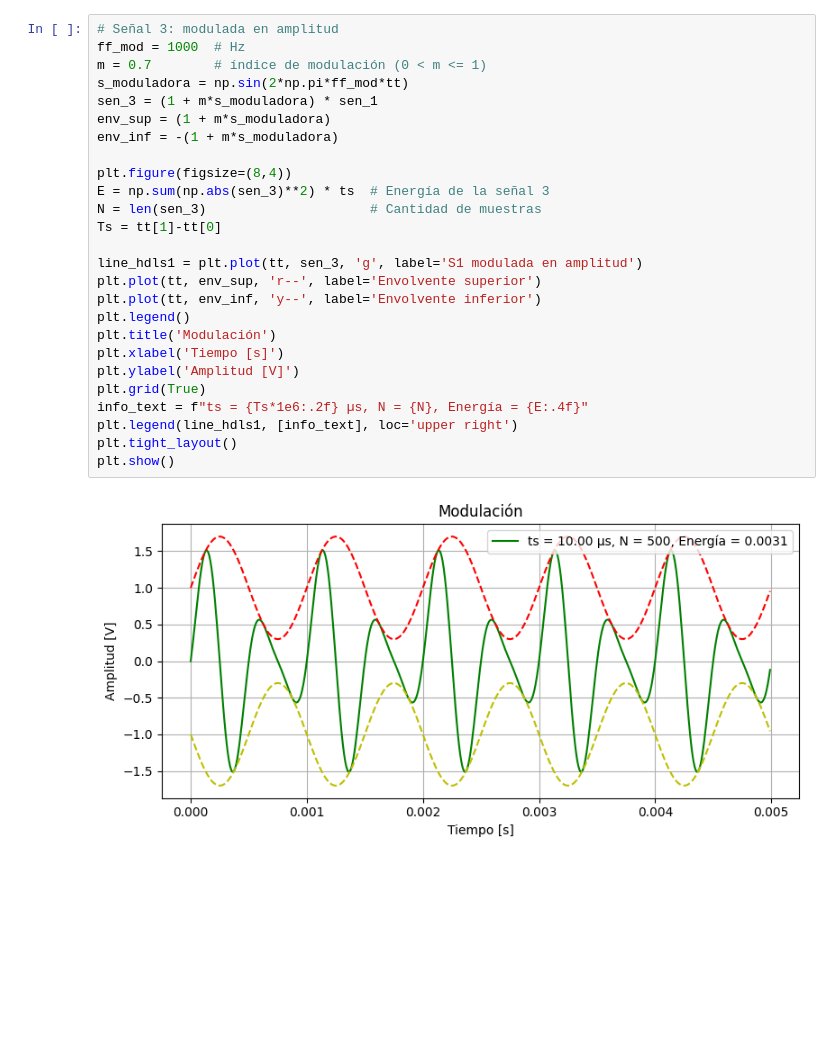
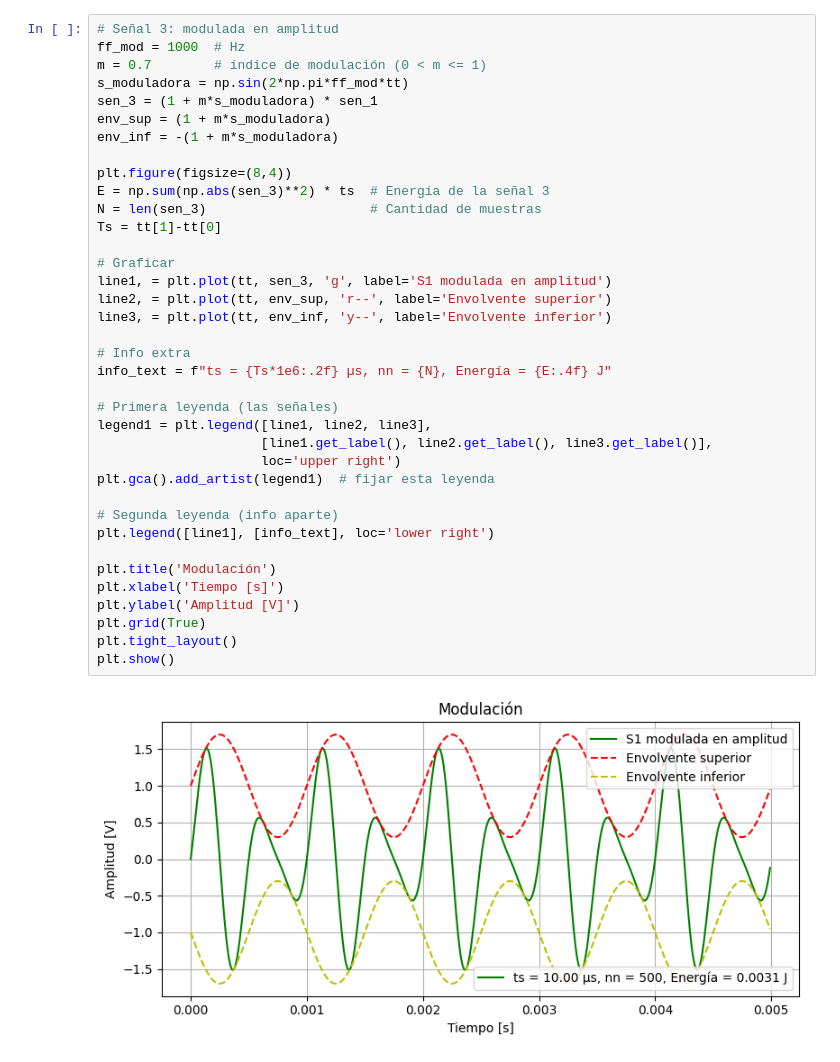
Before and after one commit to aguspaolini/aps-Paolini-Rosso, a Jupyter notebook: TS1 - Paolini Rosso.ipynb, the cells around one changed output. Drawn from its saved outputs; the diff is of its cells as text; blank space fills up the shorter version.

```diff
--- a/TS1 - Paolini Rosso.ipynb
+++ b/TS1 - Paolini Rosso.ipynb
@@ -170,31 +173,42 @@ donde $k$ es el índice de modulación ($0 < k \leq 1$).
 # %%
 # Señal 3: modulada en amplitud
 ff_mod = 1000  # Hz
 m = 0.7        # índice de modulación (0 < m <= 1)
 s_moduladora = np.sin(2*np.pi*ff_mod*tt)
 sen_3 = (1 + m*s_moduladora) * sen_1
 env_sup = (1 + m*s_moduladora)
 env_inf = -(1 + m*s_moduladora)
 
 plt.figure(figsize=(8,4))
 E = np.sum(np.abs(sen_3)**2) * ts  # Energía de la señal 3
 N = len(sen_3)                     # Cantidad de muestras
 Ts = tt[1]-tt[0]
 
-line_hdls1 = plt.plot(tt, sen_3, 'g', label='S1 modulada en amplitud')
-plt.plot(tt, env_sup, 'r--', label='Envolvente superior')
-plt.plot(tt, env_inf, 'y--', label='Envolvente inferior')
-plt.legend()
+# Graficar
+line1, = plt.plot(tt, sen_3, 'g', label='S1 modulada en amplitud')
+line2, = plt.plot(tt, env_sup, 'r--', label='Envolvente superior')
+line3, = plt.plot(tt, env_inf, 'y--', label='Envolvente inferior')
+
+# Info extra
+info_text = f"ts = {Ts*1e6:.2f} µs, nn = {N}, Energía = {E:.4f} J"
+
+# Primera leyenda (las señales)
+legend1 = plt.legend([line1, line2, line3],
+                     [line1.get_label(), line2.get_label(), line3.get_label()],
+                     loc='upper right')
+plt.gca().add_artist(legend1)  # fijar esta leyenda
+
+# Segunda leyenda (info aparte)
+plt.legend([line1], [info_text], loc='lower right')
+
 plt.title('Modulación')
 plt.xlabel('Tiempo [s]')
 plt.ylabel('Amplitud [V]')
 plt.grid(True)
-info_text = f"ts = {Ts*1e6:.2f} µs, N = {N}, Energía = {E:.4f}"
-plt.legend(line_hdls1, [info_text], loc='upper right')
 plt.tight_layout()
 plt.show()
 # %% [output]
-[figure, old version]
+[figure, new version]
 # %% [markdown]
 Al modular en amplitud *S1*, de frecuencia `ff_1 = 2000 Hz`, por otra señal sinusoidal de la mitad de la frecuencia, la amplitud de la señal portadora varía proporcionalmente según la amplitud de la señal moduladora. Si la señal moduladora es cero, la amplitud de la portadora se mantiene constante. Si la señal moduladora tiene una amplitud positiva, la amplitud de la portadora aumenta, y si tiene una amplitud negativa, la amplitud de la portadora disminuye. La señal *S1* mantiene su frecuencia, pero su amplitud varía lentamente siguiendo a la señal moduladora.
 
```
Also changed, not shown: parts of 25 cells of this notebook, 2 other files.
